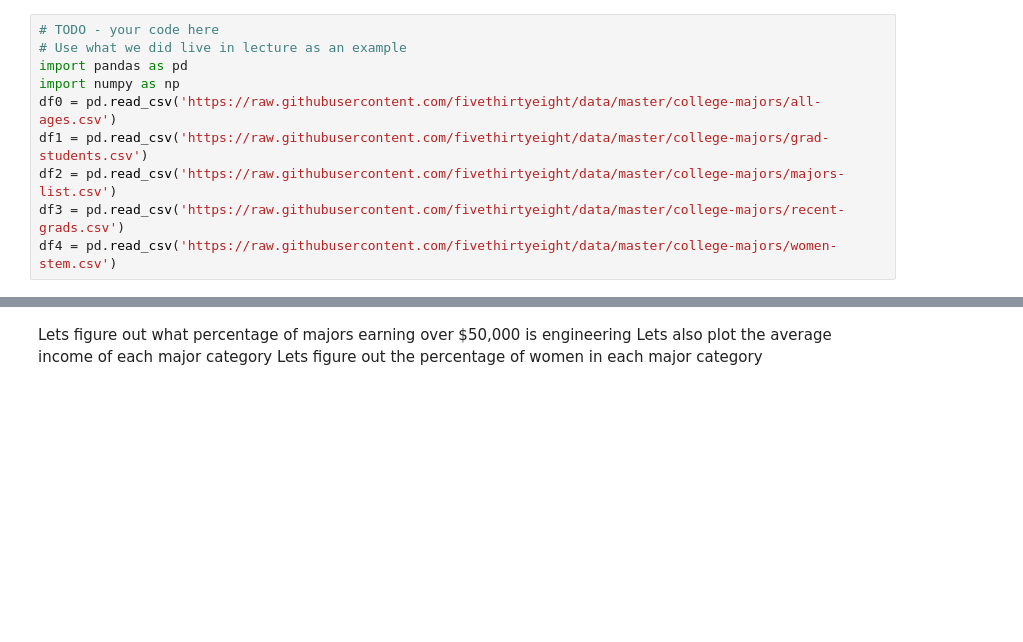
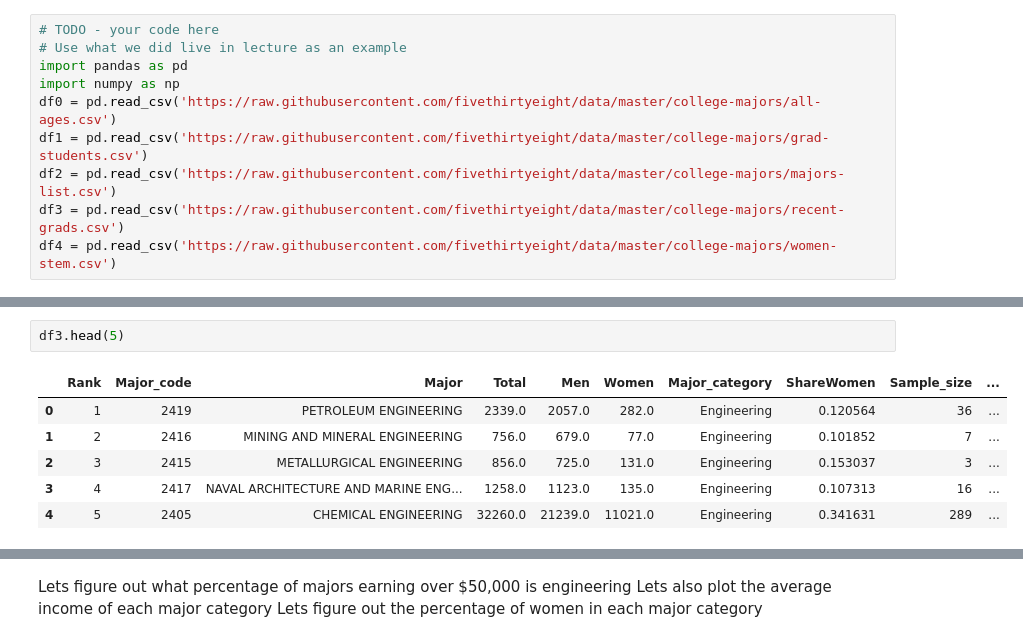
Before and after one commit to ngriggs/DS-Unit-1-Sprint-1-Dealing-With-Data, a Jupyter notebook: LS_DS_111_A_First_Look_at_Data.ipynb, the cells around one changed output, grey strips where cells are left out. Cells and saved outputs as stored; diff of their text form; blank space fills up the shorter version.

```diff
--- a/LS_DS_111_A_First_Look_at_Data.ipynb
+++ b/LS_DS_111_A_First_Look_at_Data.ipynb
@@ -303,0 +331,9 @@ df4 = pd.read_csv('https://raw.githubusercontent.com/fivethirtyeight/data/master
+# %%
+df3.head(5)
+# %% [output]
+|  | Rank | Major_code | Major | Total | Men | Women | Major_category | ShareWomen | Sample_size | ... |
+| 0 | 1 | 2419 | PETROLEUM ENGINEERING | 2339.0 | 2057.0 | 282.0 | Engineering | 0.120564 | 36 | ... |
+| 1 | 2 | 2416 | MINING AND MINERAL ENGINEERING | 756.0 | 679.0 | 77.0 | Engineering | 0.101852 | 7 | ... |
+| 2 | 3 | 2415 | METALLURGICAL ENGINEERING | 856.0 | 725.0 | 131.0 | Engineering | 0.153037 | 3 | ... |
+| 3 | 4 | 2417 | NAVAL ARCHITECTURE AND MARINE ENG... | 1258.0 | 1123.0 | 135.0 | Engineering | 0.107313 | 16 | ... |
+| 4 | 5 | 2405 | CHEMICAL ENGINEERING | 32260.0 | 21239.0 | 11021.0 | Engineering | 0.341631 | 289 | ... |
```
Also changed, not shown: parts of 11 cells of this notebook.
